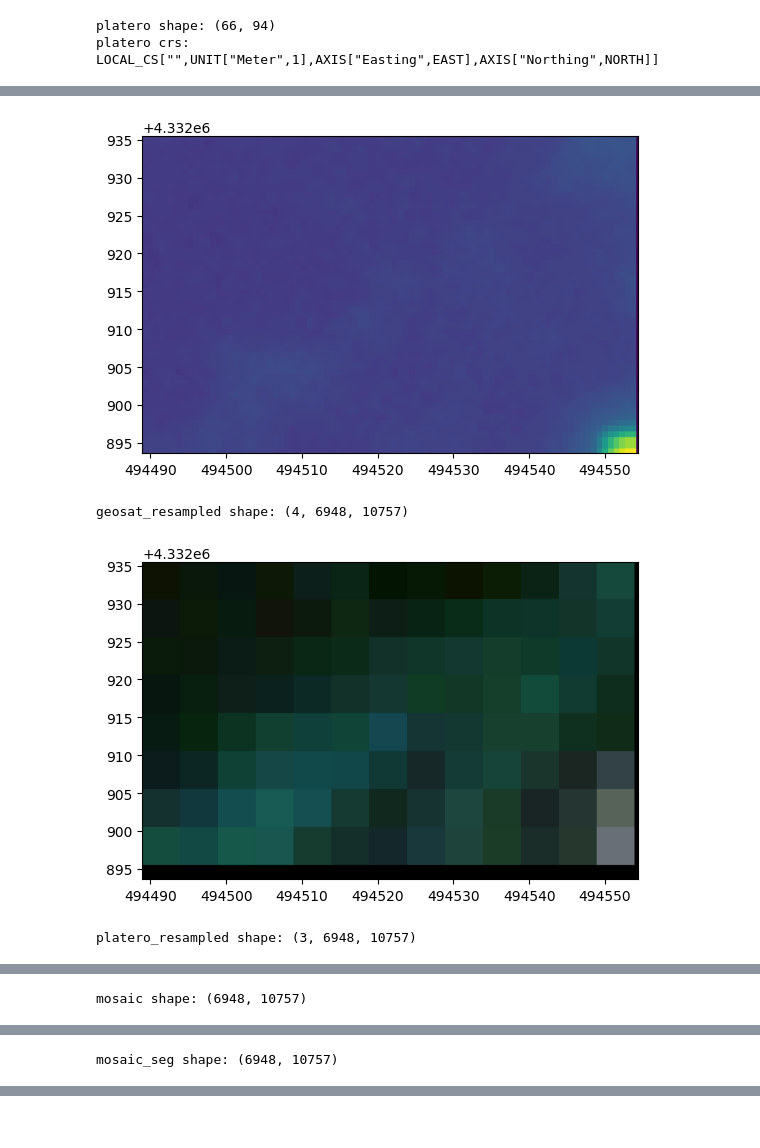
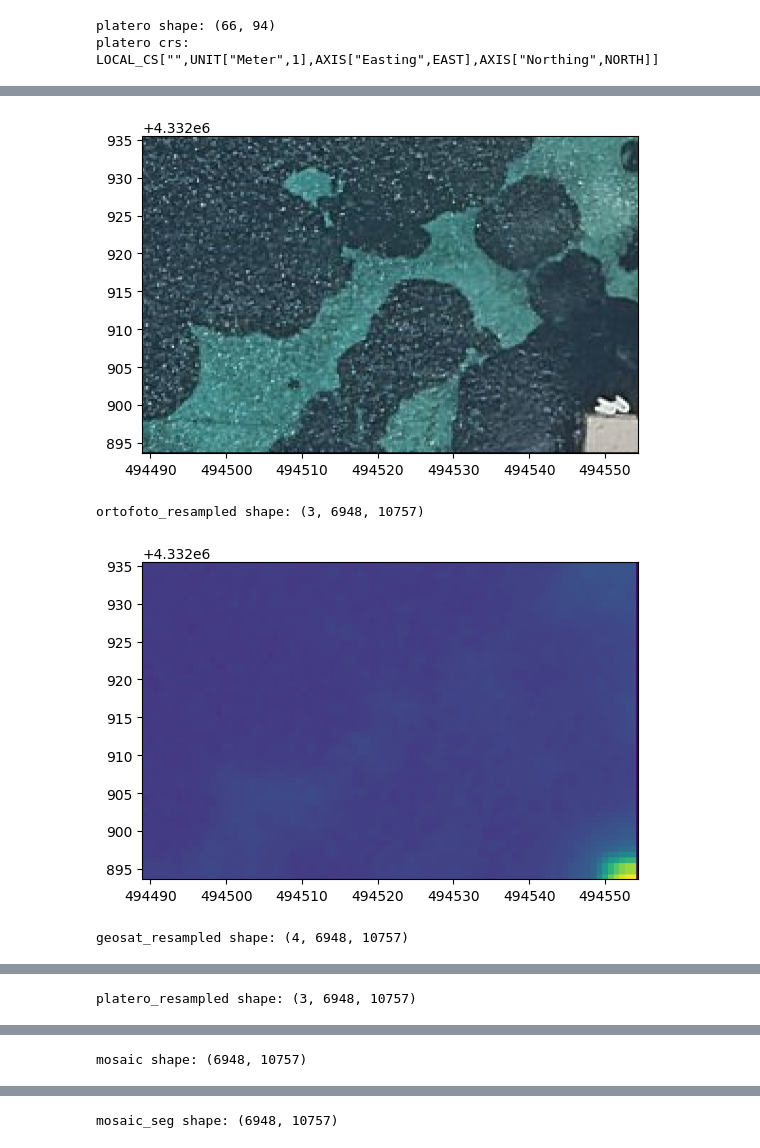
Before and after one commit to srv/opencosmos, a Jupyter notebook: opencosmos.ipynb, the cells around one changed output, grey strips where cells are left out. Saved outputs shown, nothing was run; the diff lists cells and outputs as text; code cells hidden in the pictures.

```diff
--- a/opencosmos.ipynb
+++ b/opencosmos.ipynb
@@ -109,11 +109,12 @@ import rasterio.plot
 
 bounds = mosaic_tif.bounds  # mosaic area reference
 
-# ortofoto_window = from_bounds(*bounds, transform=ortofoto_tif.transform)
-# ortofoto_clip = ortofoto_tif.read(window=ortofoto_window)
-# ortofoto_clip_transform = ortofoto_tif.window_transform(ortofoto_window)
-# rasterio.plot.show(ortofoto_clip, transform=ortofoto_clip_transform)
-# print("ortofoto_clip shape:", ortofoto_clip.shape)
+# ortofoto
+ortofoto_window = from_bounds(*bounds, transform=ortofoto_tif.transform)
+ortofoto_clip = ortofoto_tif.read(window=ortofoto_window)
+ortofoto_clip_transform = ortofoto_tif.window_transform(ortofoto_window)
+rasterio.plot.show(ortofoto_clip, transform=ortofoto_clip_transform)
+print("ortofoto_clip shape:", ortofoto_clip.shape)
 
 # Geosat
 geosat_window = from_bounds(*bounds, transform=geosat_tif.transform)
@@ -137,39 +140,39 @@ platero_clip shape: (3, 8, 13)
 ## RESAMPLE ##
 
 from rasterio.warp import reproject, Resampling
 import rasterio.plot
 import numpy as np
 
 target_transform = mosaic_tif.transform
 target_crs = mosaic_tif.crs
 target_height = mosaic_tif.height
 target_width = mosaic_tif.width
 
-# ortofoto_resampled = np.empty((ortofoto_tif.count, target_height, target_width), dtype=ortofoto_clip.dtype)
-# reproject(source=ortofoto_clip, destination=ortofoto_resampled, src_transform=ortofoto_clip_transform,
-#     src_crs=ortofoto_tif.crs, dst_transform=target_transform, dst_crs=target_crs, resampling=Resampling.nearest)
-# rasterio.plot.show(ortofoto_resampled, transform=mosaic_tif.transform)
-# print("ortofoto_resampled shape:", ortofoto_resampled.shape)
+ortofoto_resampled = np.empty((ortofoto_tif.count, target_height, target_width), dtype=ortofoto_clip.dtype)
+reproject(source=ortofoto_clip, destination=ortofoto_resampled, src_transform=ortofoto_clip_transform,
+    src_crs=target_crs, dst_transform=target_transform, dst_crs=target_crs, resampling=Resampling.nearest)
+rasterio.plot.show(ortofoto_resampled, transform=mosaic_tif.transform)
+print("ortofoto_resampled shape:", ortofoto_resampled.shape)
 
 geosat_resampled = np.empty((geosat_tif.count, target_height, target_width), dtype=geosat_clip.dtype)
 reproject(source=geosat_clip, destination=geosat_resampled, src_transform=geosat_clip_transform,
     src_crs=geosat_tif.crs, dst_transform=target_transform, dst_crs=target_crs, resampling=Resampling.nearest)
 rasterio.plot.show(geosat_resampled[1], transform=mosaic_tif.transform)
 print("geosat_resampled shape:", geosat_resampled.shape)
 
 platero_resampled = np.empty((platero_tif.count, target_height, target_width), dtype=platero_clip.dtype)
 reproject(source=platero_clip, destination=platero_resampled, src_transform=platero_clip_transform,
     src_crs=platero_tif.crs, dst_transform=target_transform, dst_crs=target_crs, resampling=Resampling.nearest)
 rasterio.plot.show(platero_resampled, transform=mosaic_tif.transform)
 print("platero_resampled shape:", platero_resampled.shape)
 
 rasterio.plot.show(mosaic_tif)
 print("mosaic shape:", mosaic_tif.shape)
 
 rasterio.plot.show(mosaic_seg_tif)
 print("mosaic_seg shape:", mosaic_seg_tif.shape)
 # %% [output]
-[figure, old version]
+[figure, new version]
-geosat_resampled shape: (4, 6948, 10757)
+ortofoto_resampled shape: (3, 6948, 10757)
-[figure, old version]
+[figure, new version]
-platero_resampled shape: (3, 6948, 10757)
+geosat_resampled shape: (4, 6948, 10757)
@@ -177 +180 @@ platero_resampled shape: (3, 6948, 10757)
-mosaic shape: (6948, 10757)
+platero_resampled shape: (3, 6948, 10757)
@@ -179 +182 @@ mosaic shape: (6948, 10757)
-mosaic_seg shape: (6948, 10757)
+mosaic shape: (6948, 10757)
@@ -180 +184,2 @@ mosaic_seg shape: (6948, 10757)
+mosaic_seg shape: (6948, 10757)
 # %%
```
Also changed, not shown: parts of 4 cells of this notebook.
